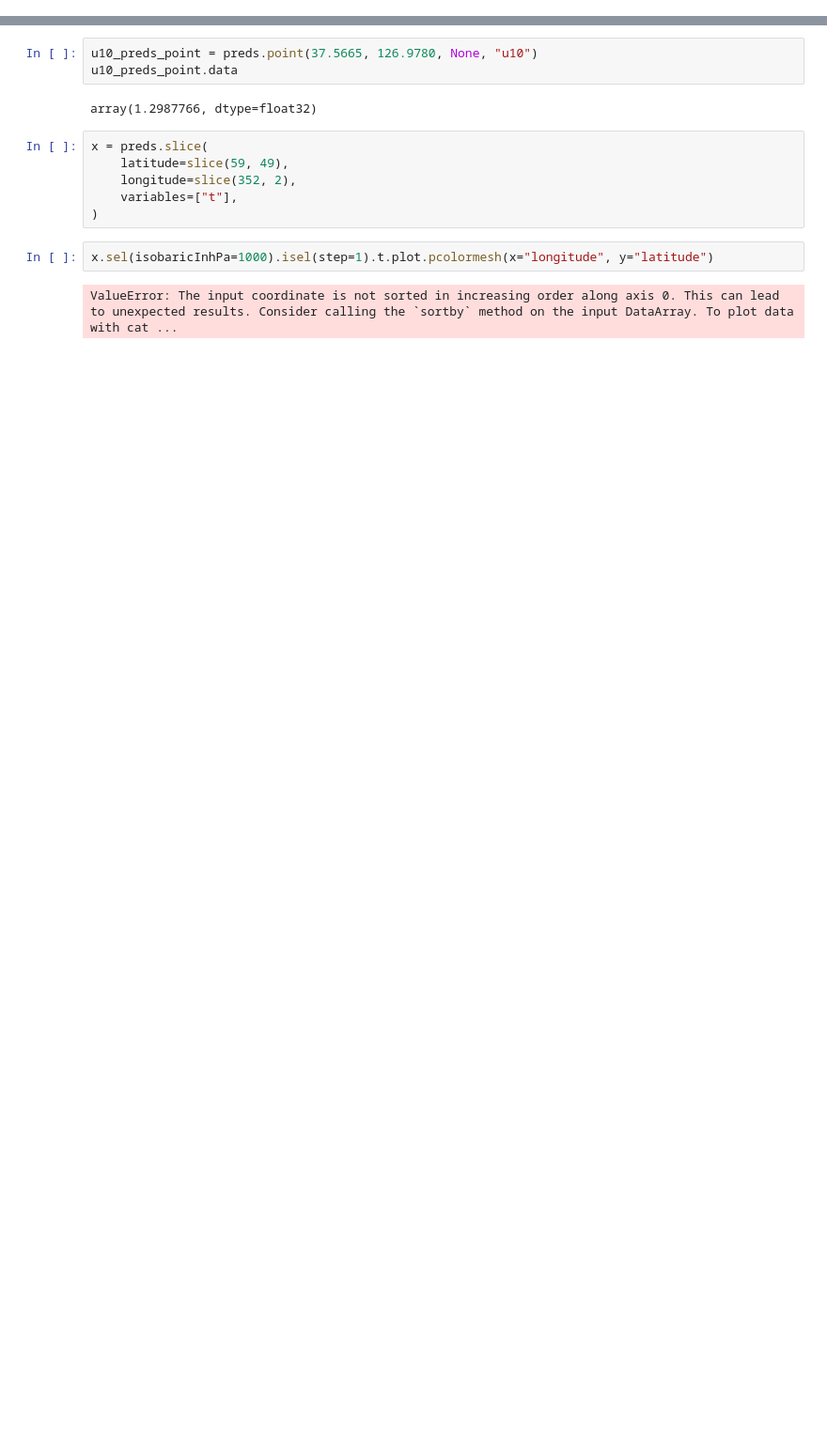
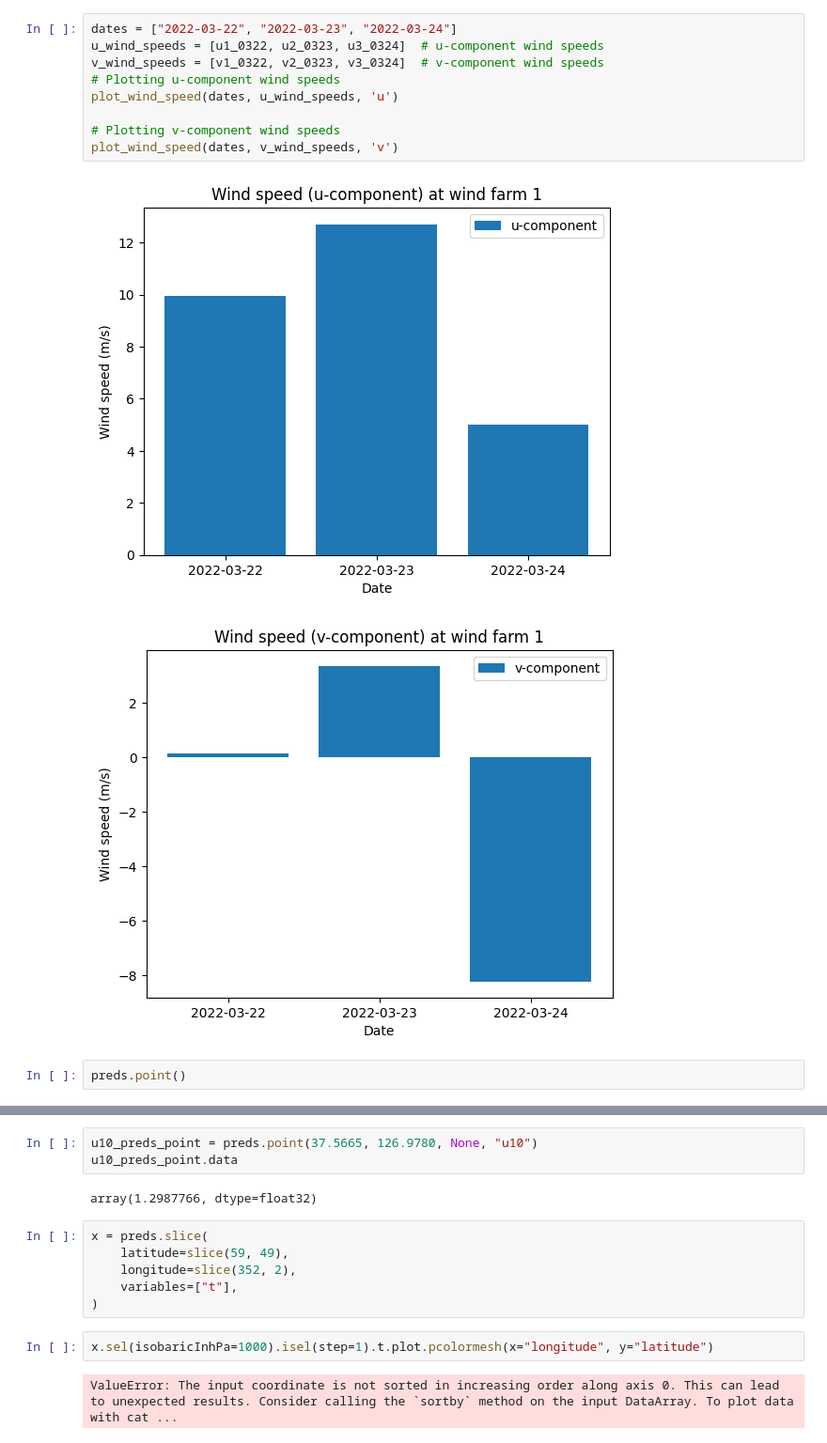
Before and after one commit to secondlaw-ai/skyrim, a Jupyter notebook: notebooks/pg_01.ipynb, the cells around one changed output, grey strips where cells are left out. Shown at 94% size. Drawn from its saved outputs; the diff is of its cells as text; blank space fills up the shorter version.

```diff
--- a/notebooks/pg_01.ipynb
+++ b/notebooks/pg_01.ipynb
@@ -30,0 +122,14 @@ cfgrib.dataset.DatasetBuildError: key present and new value is different: key='h
+# %%
+dates = ["2022-03-22", "2022-03-23", "2022-03-24"]
+u_wind_speeds = [u1_0322, u2_0323, u3_0324]  # u-component wind speeds
+v_wind_speeds = [v1_0322, v2_0323, v3_0324]  # v-component wind speeds
+# Plotting u-component wind speeds
+plot_wind_speed(dates, u_wind_speeds, 'u')
+
+# Plotting v-component wind speeds
+plot_wind_speed(dates, v_wind_speeds, 'v')
+# %% [output]
+[figure, added]
+[figure, added]
+# %%
+preds.point()
```
Also changed, not shown: parts of 25 cells of this notebook, 4 other files.
